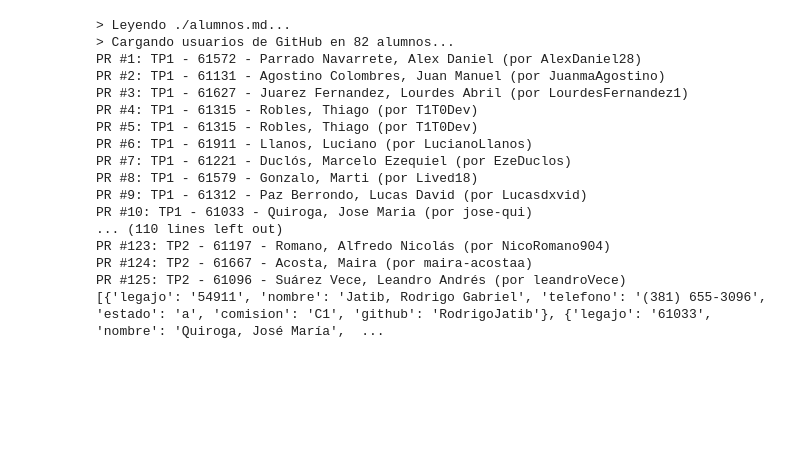
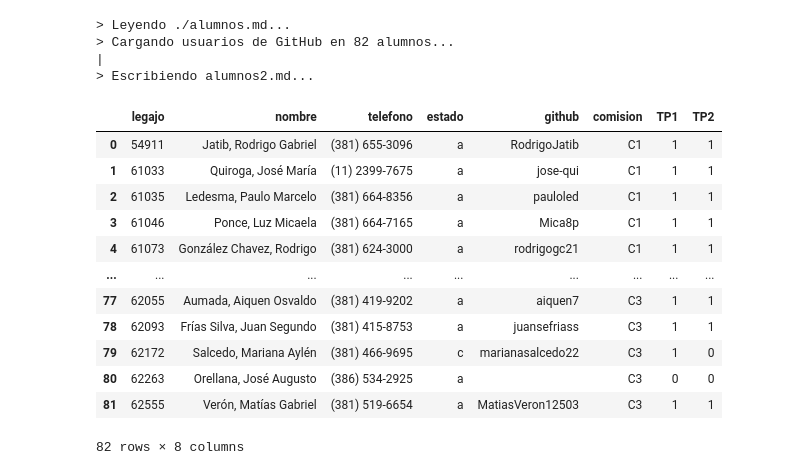
Before and after one commit to AlejandroDiBattista/tup25-p4, a Jupyter notebook: src/convertir.ipynb, the cells around one changed output. Saved outputs shown, nothing was run; the diff lists cells and outputs as text; code cells hidden in the pictures; blank space fills up the shorter version.

Commit message:
Registro practicos presentados

```diff
--- a/src/convertir.ipynb
+++ b/src/convertir.ipynb
@@ -234,16 +263,23 @@ def normalizar_titulo(titulo, tp, alumnos):
         return titulo
 
 def cargar_github_user(alumnos=None):
+    print(f"> Cargando usuarios de GitHub en {len(alumnos)} alumnos...")
+
+    practicos = set()
     prs = repo.get_pulls(state='closed', sort='created', base='main')
+    for pr in prs:
+        tp, legajo, *_ = pr.title.split(" - ")
+        practicos.add(tp)
+        if alumno := next((x for x in alumnos if x['legajo'].strip() == legajo), None):
+            alumno["github"] = pr.user.login
+            alumno[tp] = 1
 
-    print(f"> Cargando usuarios de GitHub en {len(alumnos)} alumnos...")
-    for pr in prs:
-        print(f"PR #{pr.number}: {pr.title} (por {pr.user.login})")
-        legajo = re.search(r'(\d{5})', pr.title)
-        if legajo:
-            alumno = next((x for x in alumnos if x['legajo'] == legajo.group(1)), None)
-            if alumno:
-                alumno["github"] = pr.user.login
+    for a in alumnos:
+        for c in sorted(practicos):
+            if c not in a:
+                a[c] = 0
+
+    print(f"|")
     return alumnos
 
 
@@ -262,53 +298,60 @@ def normalizar_titulo_pr(tp=2, estado='open', alumnos=None, min=0, max=9999):
             pr.edit(title=nuevo)
         else:
             print(f"- #{pr.number:3}: {nuevo} (por {pr.user.login}) {pr.state}")
-    print("| fin")
+
+    cols = sorted(c for a in alumnos for c in a.keys() if c.startswith("TP"))
+
+    print(f"| fin {cols}")
 
 
 def aceptar_prs_sin_conflictos():
     open_pulls = repo.get_pulls(state='open', sort='created', base='main')
     print("> Intentando merge de PRs sin conflictos:")
     for pr in open_pulls:
         pr = repo.get_pull(pr.number)       # Refrescar datos
         if pr.mergeable is None:
             time.sleep(5)
             pr = repo.get_pull(pr.number)   # Refrescar
         if pr.mergeable:
             try:
                 pr.merge()
                 print(f"- ✅ PR #{pr.number} mergeado: {pr.title}")
             except Exception as e:
                 print(f"- ❌ Error al mergear PR #{pr.number}: {e}")
         elif pr.mergeable is False:
             print(f"- 👁️ PR #{pr.number} tiene conflictos: {pr.title}")
         else:
             print(f"- ⏳ Tiempo agotado para PR #{pr.number}: {pr.title}")
     print("| fin")
 
 # Funciones
 # 1. normalizar_pr -> renombra los PRs abiertos con formato estandar
 # 2. merge_prs_sin_conflictos -> intenta mergear los PRs sin conflictos
 
 alumnos = leer()
 # normalizar_titulo_pr(tp=2, estado='open', alumnos=alumnos, min=65)
-print(cargar_github_user(alumnos))
-escribir(alumnos)
+cargar_github_user(alumnos)
+escribir(alumnos, "alumnos2.md")
 # merge_prs_sin_conflictos()
+# Cargar lista de alumnos en un DataFrame y mostrarlo como tabla
+df_alumnos = pd.DataFrame(alumnos)
+
+df_alumnos
 # %% [output]
 > Leyendo ./alumnos.md...
 > Cargando usuarios de GitHub en 82 alumnos...
-PR #1: TP1 - 61572 - Parrado Navarrete, Alex Daniel (por AlexDaniel28)
-PR #2: TP1 - 61131 - Agostino Colombres, Juan Manuel (por JuanmaAgostino)
-PR #3: TP1 - 61627 - Juarez Fernandez, Lourdes Abril (por LourdesFernandez1)
-PR #4: TP1 - 61315 - Robles, Thiago (por T1T0Dev)
-PR #5: TP1 - 61315 - Robles, Thiago (por T1T0Dev)
-PR #6: TP1 - 61911 - Llanos, Luciano (por LucianoLlanos)
-PR #7: TP1 - 61221 - Duclós, Marcelo Ezequiel (por EzeDuclos)
-PR #8: TP1 - 61579 - Gonzalo, Marti (por Lived18)
-PR #9: TP1 - 61312 - Paz Berrondo, Lucas David (por Lucasdxvid)
-PR #10: TP1 - 61033 - Quiroga, Jose Maria (por jose-qui)
-... (110 lines left out)
-PR #123: TP2 - 61197 - Romano, Alfredo Nicolás (por NicoRomano904)
-PR #124: TP2 - 61667 - Acosta, Maira (por maira-acostaa)
-PR #125: TP2 - 61096 - Suárez Vece, Leandro Andrés (por leandroVece)
-[{'legajo': '54911', 'nombre': 'Jatib, Rodrigo Gabriel', 'telefono': '(381) 655-3096', 'estado': 'a', 'comision': 'C1', 'github': 'RodrigoJatib'}, {'legajo': '61033', 'nombre': 'Quiroga, José María',  ...
+|
+> Escribiendo alumnos2.md...
+|  | legajo | nombre | telefono | estado | github | comision | TP1 | TP2 |
+| 0 | 54911 | Jatib, Rodrigo Gabriel | (381) 655-3096 | a | RodrigoJatib | C1 | 1 | 1 |
+| 1 | 61033 | Quiroga, José María | (11) 2399-7675 | a | jose-qui | C1 | 1 | 1 |
+| 2 | 61035 | Ledesma, Paulo Marcelo | (381) 664-8356 | a | pauloled | C1 | 1 | 1 |
+| 3 | 61046 | Ponce, Luz Micaela | (381) 664-7165 | a | Mica8p | C1 | 1 | 1 |
+| 4 | 61073 | González Chavez, Rodrigo | (381) 624-3000 | a | rodrigogc21 | C1 | 1 | 1 |
+| ... | ... | ... | ... | ... | ... | ... | ... | ... |
+| 77 | 62055 | Aumada, Aiquen Osvaldo | (381) 419-9202 | a | aiquen7 | C3 | 1 | 1 |
+| 78 | 62093 | Frías Silva, Juan Segundo | (381) 415-8753 | a | juansefriass | C3 | 1 | 1 |
+| 79 | 62172 | Salcedo, Mariana Aylén | (381) 466-9695 | c | marianasalcedo22 | C3 | 1 | 0 |
+| 80 | 62263 | Orellana, José Augusto | (386) 534-2925 | a |  | C3 | 0 | 0 |
+| 81 | 62555 | Verón, Matías Gabriel | (381) 519-6654 | a | MatiasVeron12503 | C3 | 1 | 1 |
+82 rows × 8 columns
```
Also changed, not shown: parts of 2 cells of this notebook, 3 other files.
